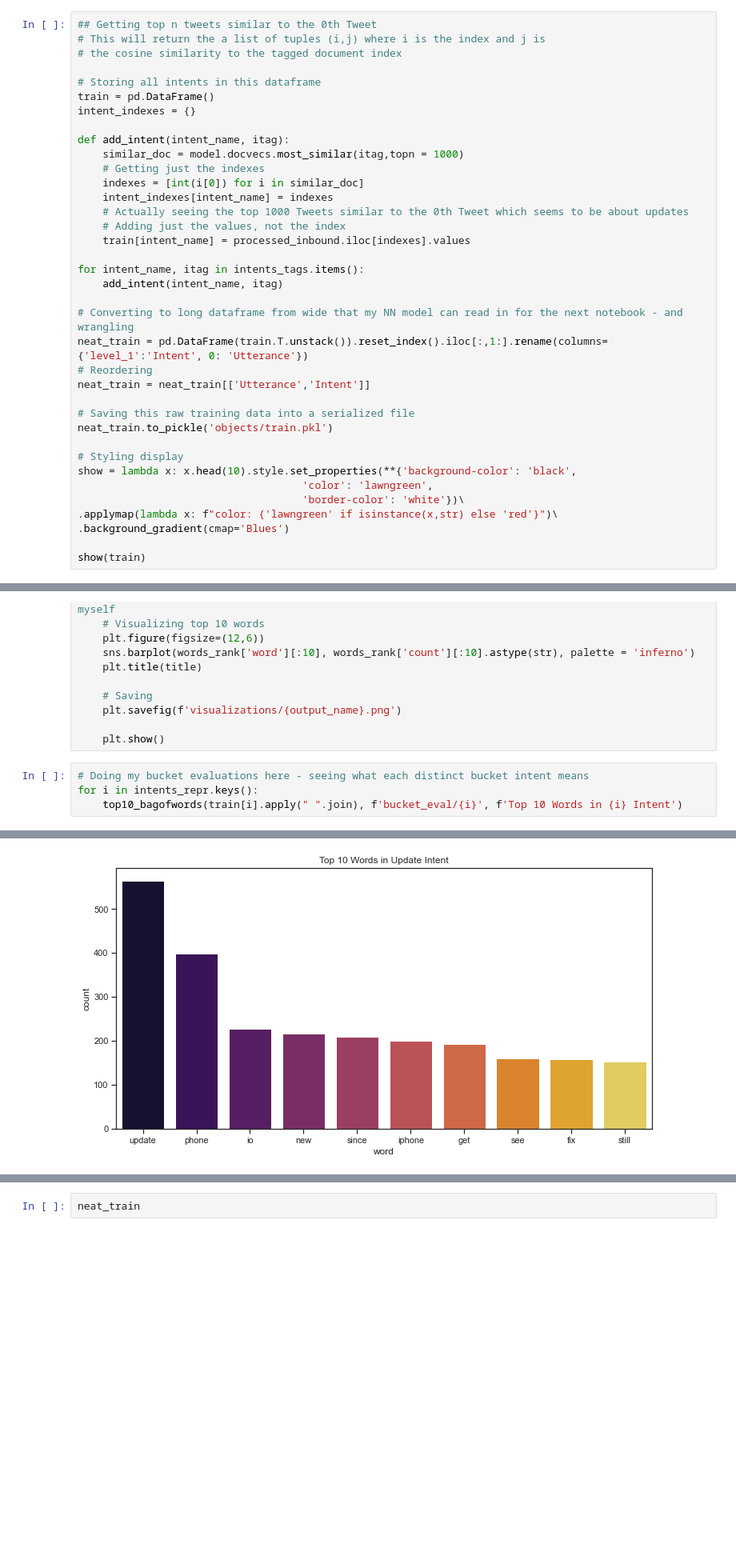
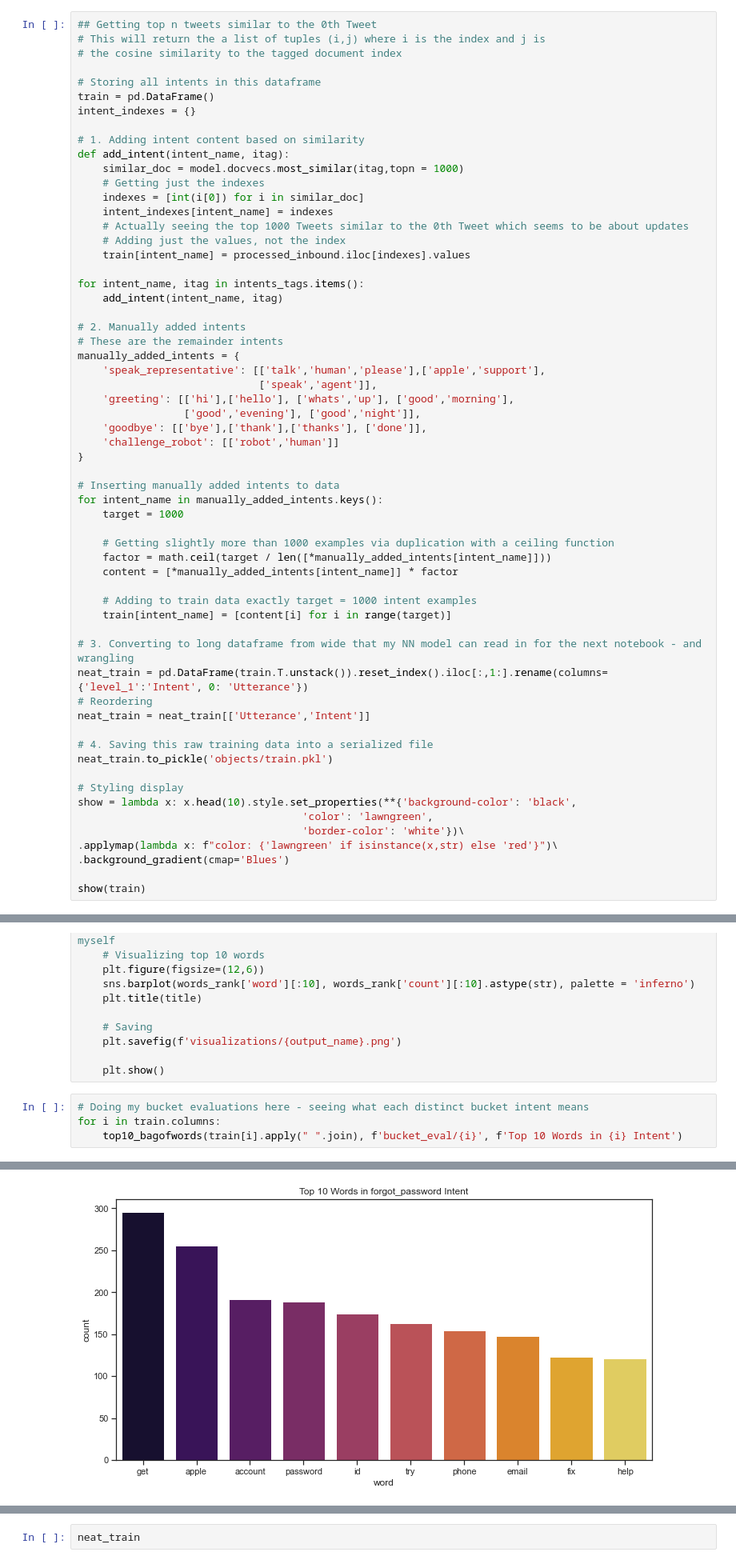
Before and after one commit to mtaruno/eve-bot, a Jupyter notebook: 2.1. Getting my NN Training Data with Doc2Vec.ipynb, the cells around one changed output, grey strips where cells are left out. Shown at 80% size. Drawn from its saved outputs; the diff is of its cells as text; blank space fills up the shorter version.

Commit message:
refined training data

```diff
--- a/2.1. Getting my NN Training Data with Doc2Vec.ipynb
+++ b/2.1. Getting my NN Training Data with Doc2Vec.ipynb
@@ -497,6 +519,7 @@ As can be seen above, the right tuple element is the cosine similarity. We are j
 train = pd.DataFrame()
 intent_indexes = {}
 
+# 1. Adding intent content based on similarity
 def add_intent(intent_name, itag):
     similar_doc = model.docvecs.most_similar(itag,topn = 1000)
     # Getting just the indexes
@@ -509,12 +532,34 @@ def add_intent(intent_name, itag):
 for intent_name, itag in intents_tags.items():
     add_intent(intent_name, itag)
 
-# Converting to long dataframe from wide that my NN model can read in for the next notebook - and wrangling
+# 2. Manually added intents
+# These are the remainder intents
+manually_added_intents = {
+    'speak_representative': [['talk','human','please'],['apple','support'],
+                             ['speak','agent']],
+    'greeting': [['hi'],['hello'], ['whats','up'], ['good','morning'],
+                 ['good','evening'], ['good','night']],
+    'goodbye': [['bye'],['thank'],['thanks'], ['done']],
+    'challenge_robot': [['robot','human']]
+}
+
+# Inserting manually added intents to data
+for intent_name in manually_added_intents.keys():
+    target = 1000
+
+    # Getting slightly more than 1000 examples via duplication with a ceiling function
+    factor = math.ceil(target / len([*manually_added_intents[intent_name]]))
+    content = [*manually_added_intents[intent_name]] * factor
+
+    # Adding to train data exactly target = 1000 intent examples
+    train[intent_name] = [content[i] for i in range(target)]
+
+# 3. Converting to long dataframe from wide that my NN model can read in for the next notebook - and wrangling
 neat_train = pd.DataFrame(train.T.unstack()).reset_index().iloc[:,1:].rename(columns={'level_1':'Intent', 0: 'Utterance'})
 # Reordering
 neat_train = neat_train[['Utterance','Intent']]
 
-# Saving this raw training data into a serialized file
+# 4. Saving this raw training data into a serialized file
 neat_train.to_pickle('objects/train.pkl')
 
 # Styling display
@@ -624,6 +658,6 @@ def top10_bagofwords(data, output_name, title):
     plt.show()
 # %%
 # Doing my bucket evaluations here - seeing what each distinct bucket intent means
-for i in intents_repr.keys():
+for i in train.columns:
     top10_bagofwords(train[i].apply(" ".join), f'bucket_eval/{i}', f'Top 10 Words in {i} Intent')
 # %% [output]
@@ -631 +665 @@ for i in intents_repr.keys():
-[figure, old version]
+[figure, new version]
```
Also changed, not shown: parts of 16 cells of this notebook, 3 other files.
